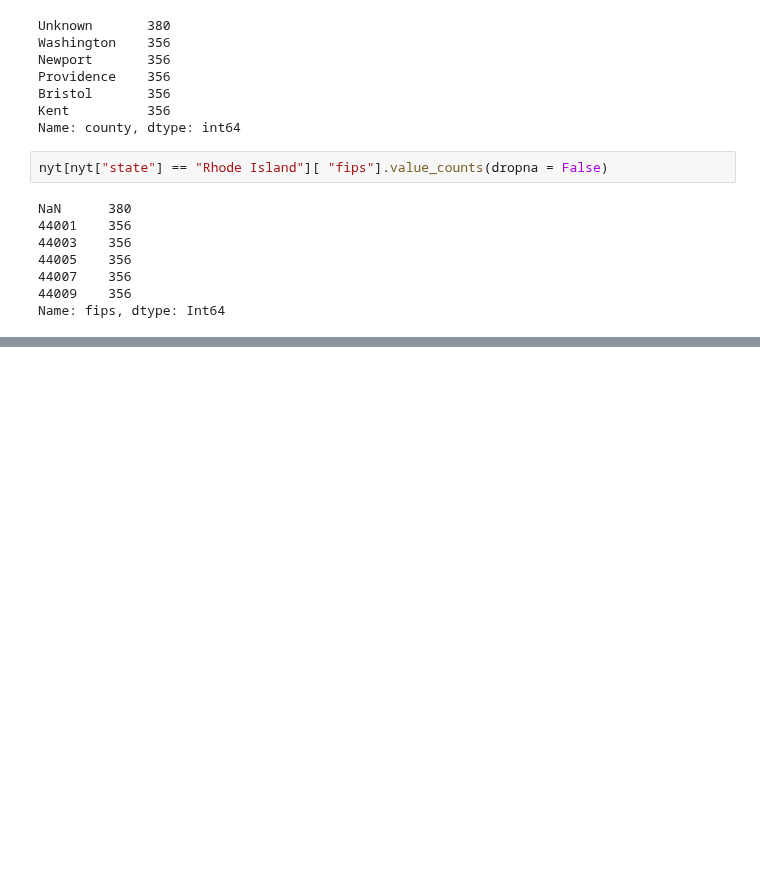
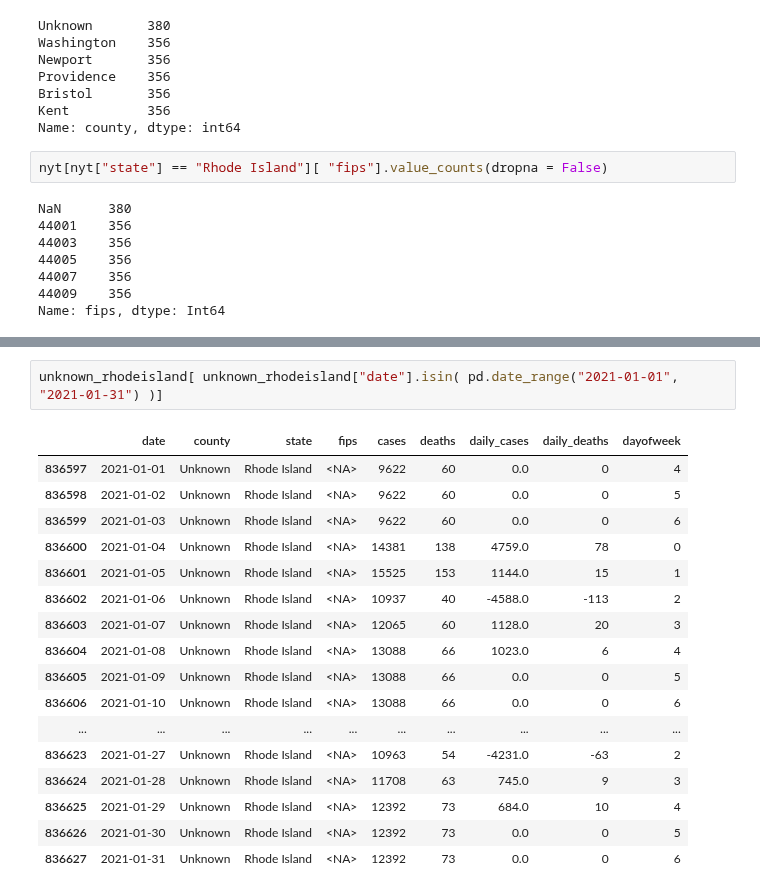
Before and after one commit to severine-baudry/capstone_data_engineer, a Jupyter notebook: covid_corr_weather.ipynb, the cells around one changed output, grey strips where cells are left out. Drawn from its saved outputs; the diff is of its cells as text; blank space fills up the shorter version.

```diff
--- a/covid_corr_weather.ipynb
+++ b/covid_corr_weather.ipynb
@@ -290,0 +295,20 @@ Name: fips, dtype: Int64
+# %%
+unknown_rhodeisland[ unknown_rhodeisland["date"].isin( pd.date_range("2021-01-01", "2021-01-31") )]
+# %% [output]
+|  | date | county | state | fips | cases | deaths | daily_cases | daily_deaths | dayofweek |
+| 836597 | 2021-01-01 | Unknown | Rhode Island | <NA> | 9622 | 60 | 0.0 | 0 | 4 |
+| 836598 | 2021-01-02 | Unknown | Rhode Island | <NA> | 9622 | 60 | 0.0 | 0 | 5 |
+| 836599 | 2021-01-03 | Unknown | Rhode Island | <NA> | 9622 | 60 | 0.0 | 0 | 6 |
+| 836600 | 2021-01-04 | Unknown | Rhode Island | <NA> | 14381 | 138 | 4759.0 | 78 | 0 |
+| 836601 | 2021-01-05 | Unknown | Rhode Island | <NA> | 15525 | 153 | 1144.0 | 15 | 1 |
+| 836602 | 2021-01-06 | Unknown | Rhode Island | <NA> | 10937 | 40 | -4588.0 | -113 | 2 |
+| 836603 | 2021-01-07 | Unknown | Rhode Island | <NA> | 12065 | 60 | 1128.0 | 20 | 3 |
+| 836604 | 2021-01-08 | Unknown | Rhode Island | <NA> | 13088 | 66 | 1023.0 | 6 | 4 |
+| 836605 | 2021-01-09 | Unknown | Rhode Island | <NA> | 13088 | 66 | 0.0 | 0 | 5 |
+| 836606 | 2021-01-10 | Unknown | Rhode Island | <NA> | 13088 | 66 | 0.0 | 0 | 6 |
+| ... | ... | ... | ... | ... | ... | ... | ... | ... | ... |
+| 836623 | 2021-01-27 | Unknown | Rhode Island | <NA> | 10963 | 54 | -4231.0 | -63 | 2 |
+| 836624 | 2021-01-28 | Unknown | Rhode Island | <NA> | 11708 | 63 | 745.0 | 9 | 3 |
+| 836625 | 2021-01-29 | Unknown | Rhode Island | <NA> | 12392 | 73 | 684.0 | 10 | 4 |
+| 836626 | 2021-01-30 | Unknown | Rhode Island | <NA> | 12392 | 73 | 0.0 | 0 | 5 |
+| 836627 | 2021-01-31 | Unknown | Rhode Island | <NA> | 12392 | 73 | 0.0 | 0 | 6 |
```
Also changed, not shown: parts of 17 cells of this notebook.
